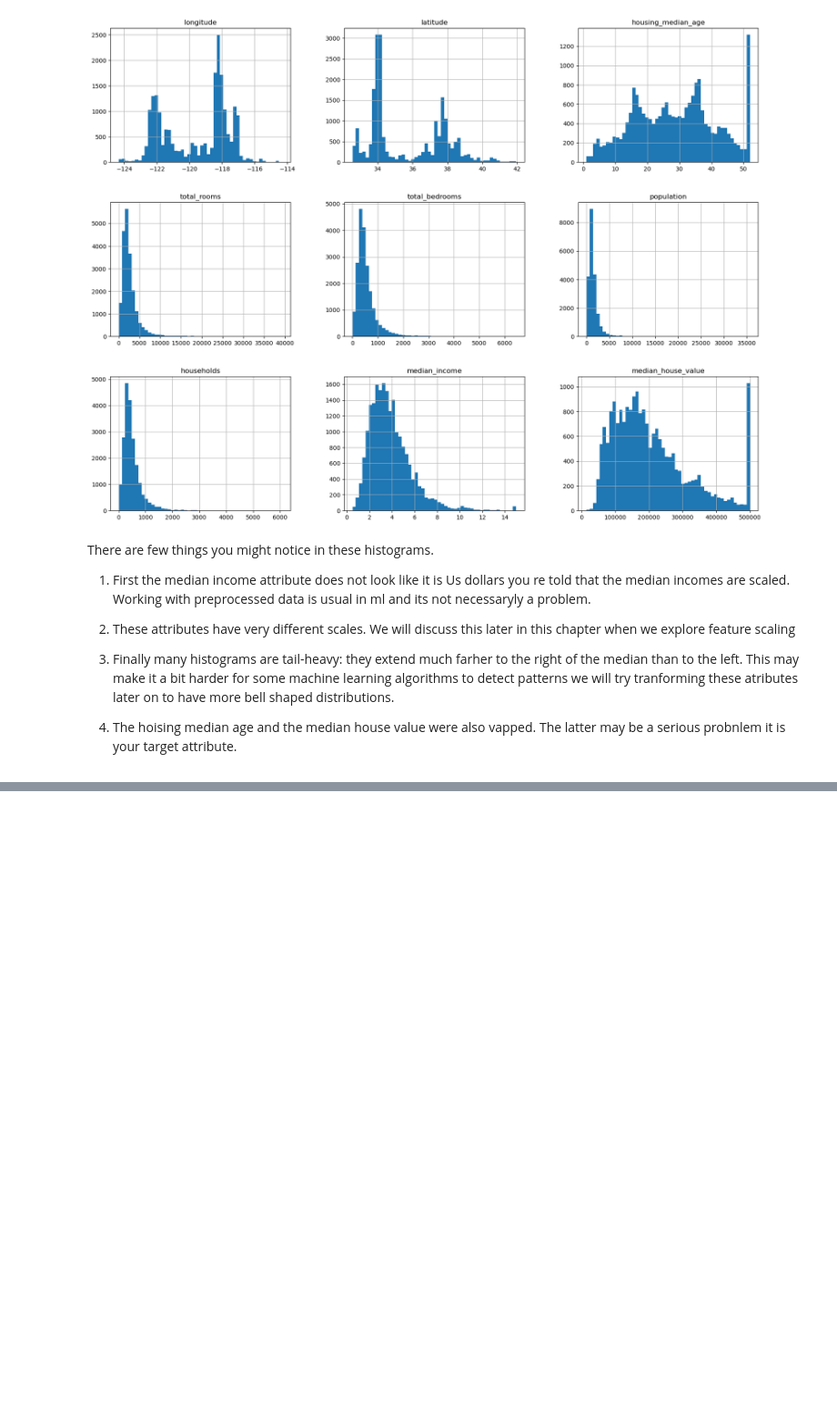
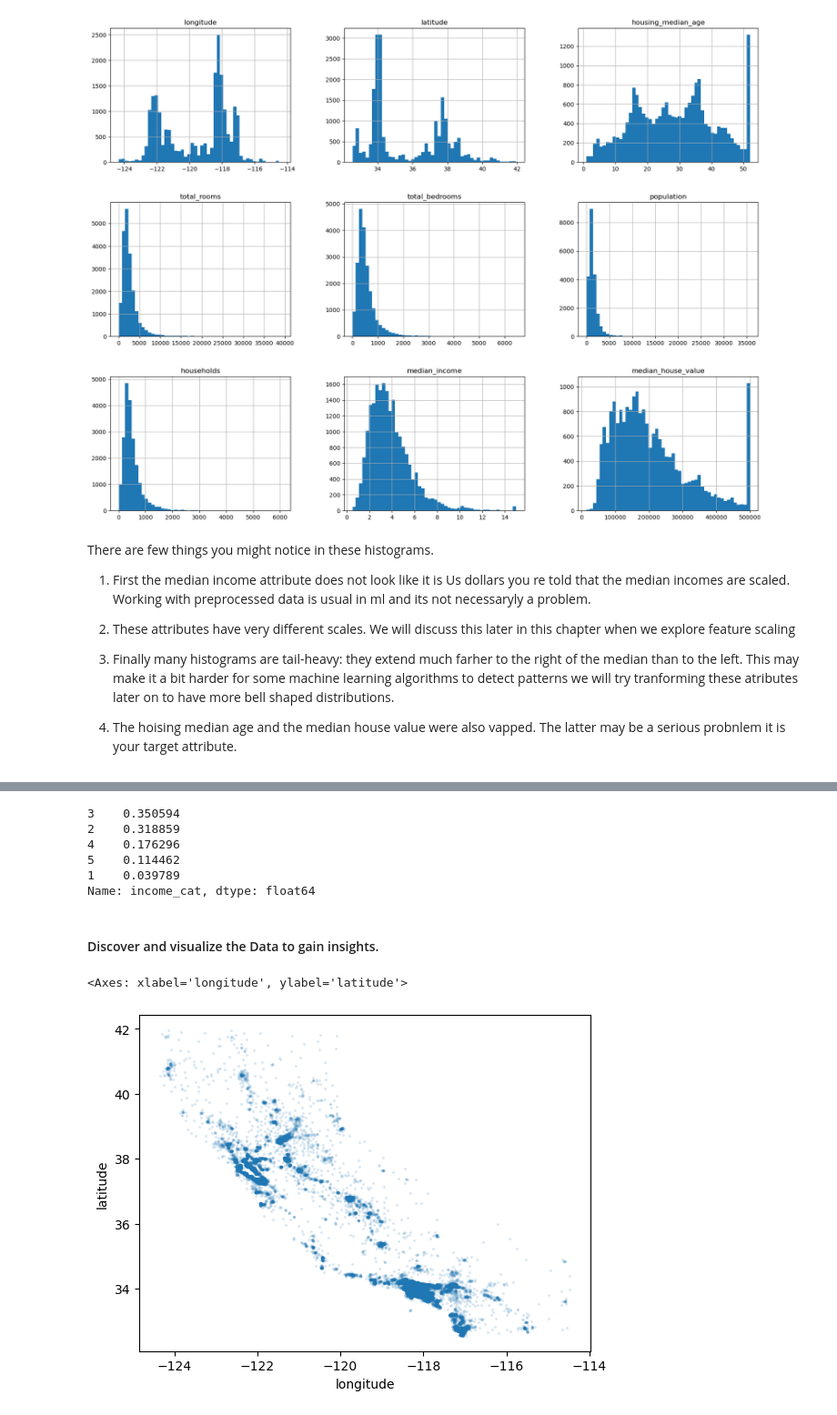
Before and after one commit to demirayberk/Aurellion-Geron-Hands-On-Machine-Learning-Notes, a Jupyter notebook: Chapter2/Notes.ipynb, the cells around one changed output, grey strips where cells are left out. Shown at 91% size. Saved outputs shown, nothing was run; the diff lists cells and outputs as text; code cells hidden in the pictures; blank space fills up the shorter version.

```diff
--- a/Chapter2/Notes.ipynb
+++ b/Chapter2/Notes.ipynb
@@ -211,0 +276,20 @@ There are few things you might notice in these histograms.
+# %%
+train_set, test_set = train_test_split(housing, test_size=0.2, stratify=housing["income_cat"])
+# %%
+train_set["income_cat"].value_counts() / len(train_set)
+# %% [output]
+3    0.350594
+2    0.318859
+4    0.176296
+5    0.114462
+1    0.039789
+Name: income_cat, dtype: float64
+# %% [markdown]
+#### Discover and visualize the Data to gain insights.
+# %%
+housing = train_set.copy()
+
+housing.plot(kind="scatter", x="longitude", y="latitude", s=2, alpha=0.1)
+# %% [output]
+<Axes: xlabel='longitude', ylabel='latitude'>
+[figure, added]
```
Also changed, not shown: parts of 32 cells of this notebook.
